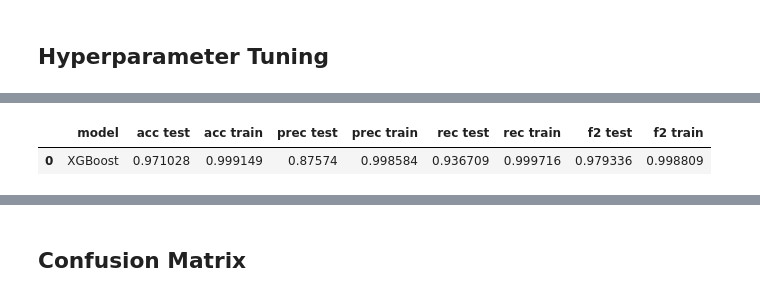
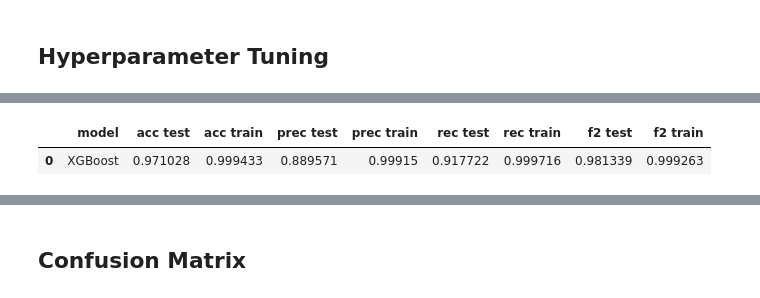
Before and after one commit to helmynaufal/E-commerce-Churn-Prediction, a Jupyter notebook: e-commerce-churn-prediction.ipynb, the cells around one changed output, grey strips where cells are left out. Saved outputs shown, nothing was run; the diff lists cells and outputs as text; code cells hidden in the pictures.

```diff
--- a/e-commerce-churn-prediction.ipynb
+++ b/e-commerce-churn-prediction.ipynb
@@ -291,7 +296,7 @@ df['MaritalStatus'] = df['MaritalStatus'].replace(['Single','Married'], [0, 1])
 # %%
 df['PreferredLoginDevice'] = df['PreferredLoginDevice'].replace(['Phone','Mobile Phone'], ['Handphone', 'Handphone'])
 df['PreferredPaymentMode'] = df['PreferredPaymentMode'].replace(['CC','COD'], ['Credit Card','Cash on Delivery'])
-df['PreferedOrderCat'] = df['PreferedOrderCat'].replace(['Mobile','Mobile Phone', 'Laptop & Accessory'], ['Handphone', 'Handphone', 'Laptop'])
+df['PreferedOrderCat'] = df['PreferedOrderCat'].replace(['Mobile','Mobile Phone', 'Laptop & Accessory'], ['Electronics', 'Electronics', 'Electronics'])
 # %%
 df = pd.get_dummies(df)
 df.head()
@@ -461,10 +486,8 @@ Wall time: 17.9 s
 model = XGBClassifier()
 
 params = {
-    'n_estimators' : [58],
-    'learning_rate' : [0.46],
-    'min_child_weight': [0.21],
-    'alpha': [0.06]
+    'n_estimators' : [99],
+    'learning_rate' : [0.27]
 }
 
 grid = GridSearchCV(estimator=model, param_grid=params, scoring=f2_score, cv=5)
@@ -489,2 +512,2 @@ Wall time: 3.96 s
 |  | model | acc test | acc train | prec test | prec train | rec test | rec train | f2 test | f2 train |
-| 0 | XGBoost | 0.971028 | 0.999149 | 0.87574 | 0.998584 | 0.936709 | 0.999716 | 0.979336 | 0.998809 |
+| 0 | XGBoost | 0.971028 | 0.999433 | 0.889571 | 0.99915 | 0.917722 | 0.999716 | 0.981339 | 0.999263 |
```
Also changed, not shown: parts of 13 cells of this notebook.
